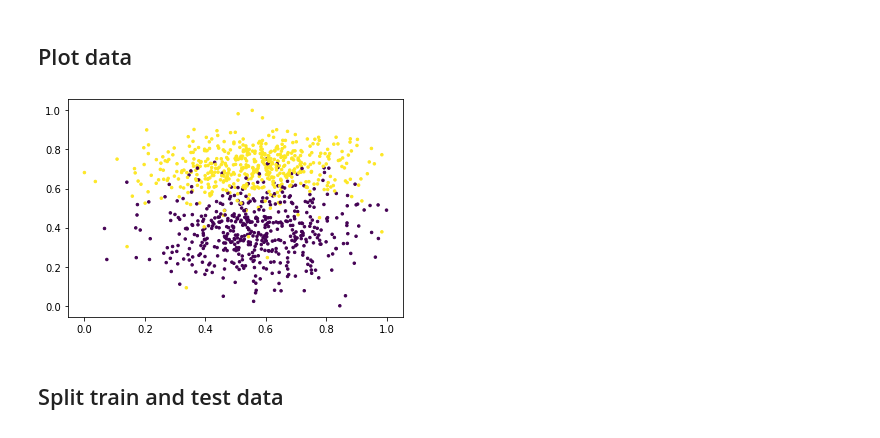
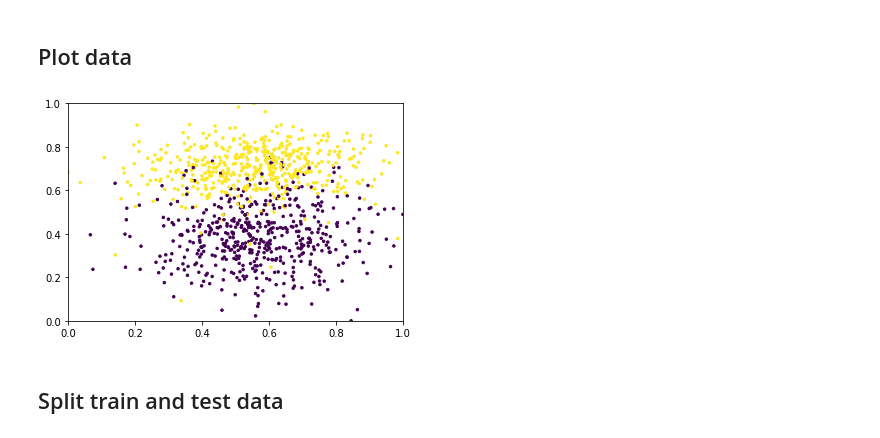
Before and after one commit to changx03/jupyter_tensorflow, a Jupyter notebook: toy_dataset.ipynb, the cells around one changed output. Drawn from its saved outputs; the diff is of its cells as text; code cells hidden in the pictures.

```diff
--- a/toy_dataset.ipynb
+++ b/toy_dataset.ipynb
@@ -22,10 +22,12 @@ x_norm = (x - x.min(axis=0)) / x.ptp(axis=0)
 # %%
 plt.figure()
 plt.scatter(x_norm[:, 0], x_norm[:, 1], marker='.', c=y, s=25, edgecolor='face')
 plt.grid(False)
+plt.xlim(0, 1.0)
+plt.ylim(0, 1.0)
 plt.show()
 # %% [output]
-[figure, old version]
+[figure, new version]
 # %% [markdown]
 ## Split train and test data
 # %%
```
Also changed, not shown: parts of 4 cells of this notebook.
